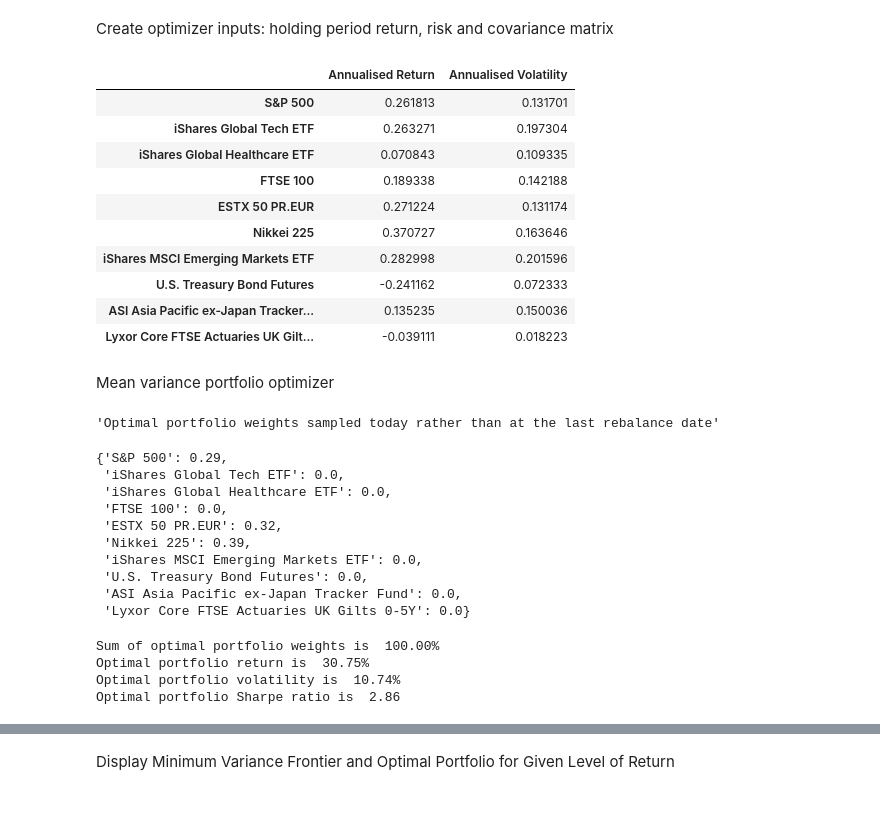
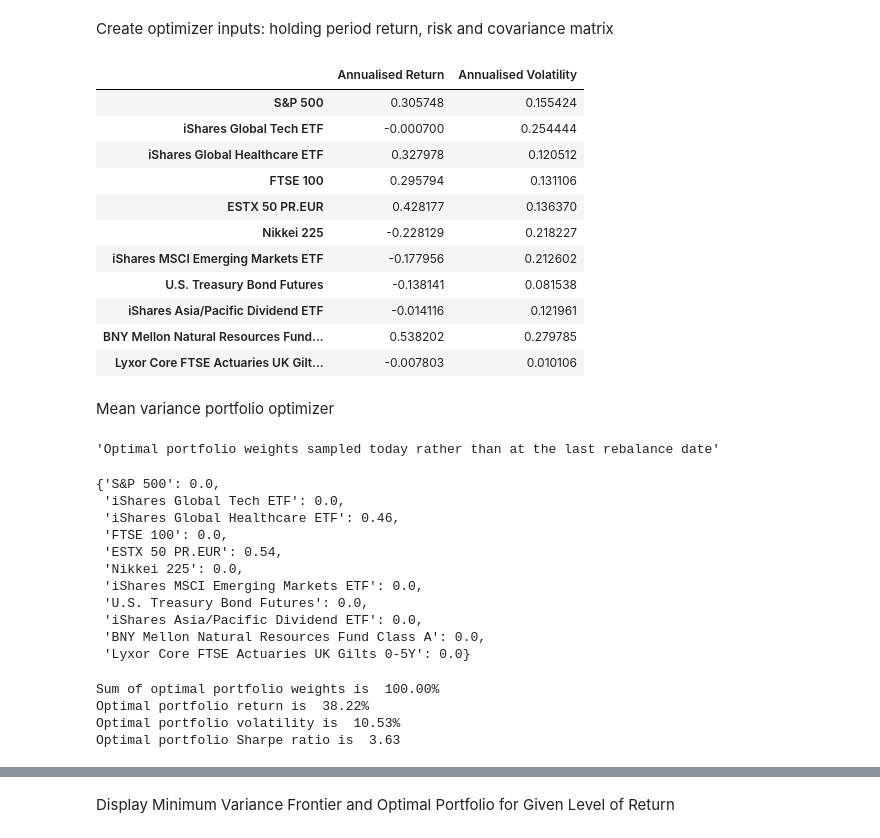
Before and after one commit to dhirlea/Portfolio-Optimizer, a Jupyter notebook: YahooPortfolioOptimizer.ipynb, the cells around one changed output, grey strips where cells are left out. Drawn from its saved outputs; the diff is of its cells as text; code cells hidden in the pictures; blank space fills up the shorter version.

```diff
--- a/YahooPortfolioOptimizer.ipynb
+++ b/YahooPortfolioOptimizer.ipynb
@@ -22,7 +22,8 @@ securities_dictionary ={'S&P 500':'^GSPC',
                         'Nikkei 225' : '^N225',
                         'iShares MSCI Emerging Markets ETF' : 'EEM',
                         'U.S. Treasury Bond Futures' : 'ZB=F',
-                        'ASI Asia Pacific ex-Japan Tracker Fund': '0P0001IPP7.L',
+                        'iShares Asia/Pacific Dividend ETF': 'DVYA',
+                        'BNY Mellon Natural Resources Fund Class A':'DNLAX',
                         # 'Bitcoin - GBP': 'BTC-GBP',
                         #'Vanguard Total World Bond ETF (IG credit)' : 'BNDW',
                         #'Gold' : 'GC=F',
@@ -128,7 +129,7 @@ Create optimizer inputs: holding period return, risk and covariance matrix
 # %%
 #Calculate a dataframe of return and volatility to use as input to optimizer
 
-mean_variance_lookback = 90
+mean_variance_lookback = 60
 optimizer_return_inputs_list = []
 optimizer_volatility_inputs_list = []
 
@@ -144,43 +145,44 @@ optimizer_inputs_df.index = securities_price_df.columns
 #Compute covariance matrix
 covariance_matrix = securities_return_df.tail(mean_variance_lookback).cov()*ann_factor
 
 #Print optimizer inputs for debugging purposes
 display(optimizer_inputs_df)
 
 #Print covariance matrix for debugging purposes
 #display(covariance_matrix)
 
 #Create resampled dataframes of returns, volatility and a covariance matrix using the mean_vairance_lookback frequency
 resampled_securities_return_df = 1 + securities_return_df
 resampled_securities_return_df = resampled_securities_return_df.resample(str(mean_variance_lookback)+'D').apply(np.prod)
 resampled_securities_return_df = resampled_securities_return_df**(ann_factor/mean_variance_lookback) -1
 resampled_securities_return_df = resampled_securities_return_df.shift(periods = 1, fill_value = 0)
 
 resampled_volatility_df = securities_return_df.resample(str(mean_variance_lookback)+'D').std() * np.sqrt(ann_factor)
 resampled_volatility_df = resampled_volatility_df.shift(periods = 1, fill_value = 0)
 
 #Print resampled returns for debugging purposes
 #display(resampled_securities_return_df.tail())
 
 resampled_cov_matrix = {}
 
 for date in resampled_securities_return_df.index:
     resampled_cov_matrix[date] = resampled_securities_return_df.loc[date - dt.timedelta(mean_variance_lookback) : date,:].cov()
 
 #Print covariance matrix for debugging purposes
 #display(resampled_securities_return_df.tail())
 # %% [output]
 |  | Annualised Return | Annualised Volatility |
-| S&P 500 | 0.261813 | 0.131701 |
-| iShares Global Tech ETF | 0.263271 | 0.197304 |
-| iShares Global Healthcare ETF | 0.070843 | 0.109335 |
-| FTSE 100 | 0.189338 | 0.142188 |
-| ESTX 50 PR.EUR | 0.271224 | 0.131174 |
-| Nikkei 225 | 0.370727 | 0.163646 |
-| iShares MSCI Emerging Markets ETF | 0.282998 | 0.201596 |
-| U.S. Treasury Bond Futures | -0.241162 | 0.072333 |
-| ASI Asia Pacific ex-Japan Tracker... | 0.135235 | 0.150036 |
-| Lyxor Core FTSE Actuaries UK Gilt... | -0.039111 | 0.018223 |
+| S&P 500 | 0.305748 | 0.155424 |
+| iShares Global Tech ETF | -0.000700 | 0.254444 |
+| iShares Global Healthcare ETF | 0.327978 | 0.120512 |
+| FTSE 100 | 0.295794 | 0.131106 |
+| ESTX 50 PR.EUR | 0.428177 | 0.136370 |
+| Nikkei 225 | -0.228129 | 0.218227 |
+| iShares MSCI Emerging Markets ETF | -0.177956 | 0.212602 |
+| U.S. Treasury Bond Futures | -0.138141 | 0.081538 |
+| iShares Asia/Pacific Dividend ETF | -0.014116 | 0.121961 |
+| BNY Mellon Natural Resources Fund... | 0.538202 | 0.279785 |
+| Lyxor Core FTSE Actuaries UK Gilt... | -0.007803 | 0.010106 |
 # %% [markdown]
 Mean variance portfolio optimizer
 # %%
@@ -234,20 +236,21 @@ print('Optimal portfolio Sharpe ratio is ', optimal_portfolio_Sharpe.round(2))
 print('\n')
 # %% [output]
 'Optimal portfolio weights sampled today rather than at the last rebalance date'
-{'S&P 500': 0.29,
+{'S&P 500': 0.0,
  'iShares Global Tech ETF': 0.0,
- 'iShares Global Healthcare ETF': 0.0,
+ 'iShares Global Healthcare ETF': 0.46,
  'FTSE 100': 0.0,
- 'ESTX 50 PR.EUR': 0.32,
- 'Nikkei 225': 0.39,
+ 'ESTX 50 PR.EUR': 0.54,
+ 'Nikkei 225': 0.0,
  'iShares MSCI Emerging Markets ETF': 0.0,
  'U.S. Treasury Bond Futures': 0.0,
- 'ASI Asia Pacific ex-Japan Tracker Fund': 0.0,
+ 'iShares Asia/Pacific Dividend ETF': 0.0,
+ 'BNY Mellon Natural Resources Fund Class A': 0.0,
  'Lyxor Core FTSE Actuaries UK Gilts 0-5Y': 0.0}
 Sum of optimal portfolio weights is  100.00%
-Optimal portfolio return is  30.75%
-Optimal portfolio volatility is  10.74%
-Optimal portfolio Sharpe ratio is  2.86
+Optimal portfolio return is  38.22%
+Optimal portfolio volatility is  10.53%
+Optimal portfolio Sharpe ratio is  3.63
 # %%
 #Create backtest history of optimal portfolio weights
 
```
Also changed, not shown: parts of 7 cells of this notebook, 1 other file.
